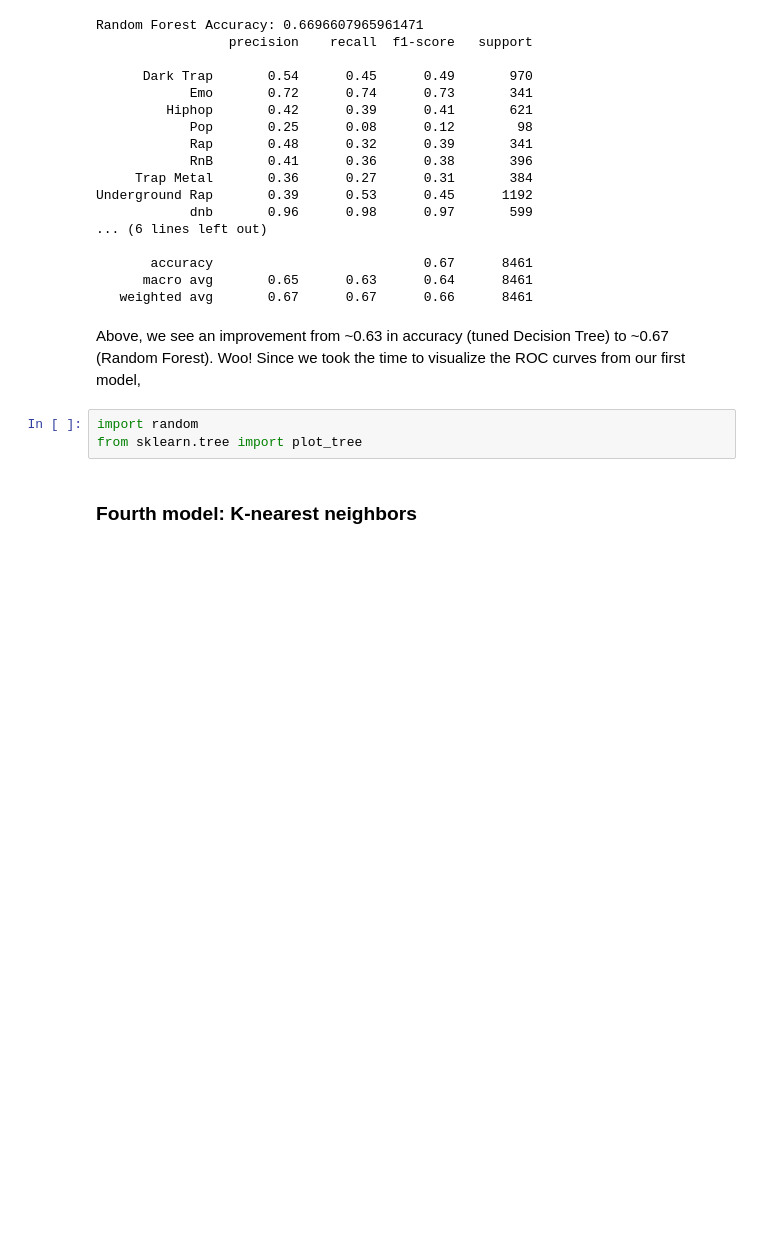
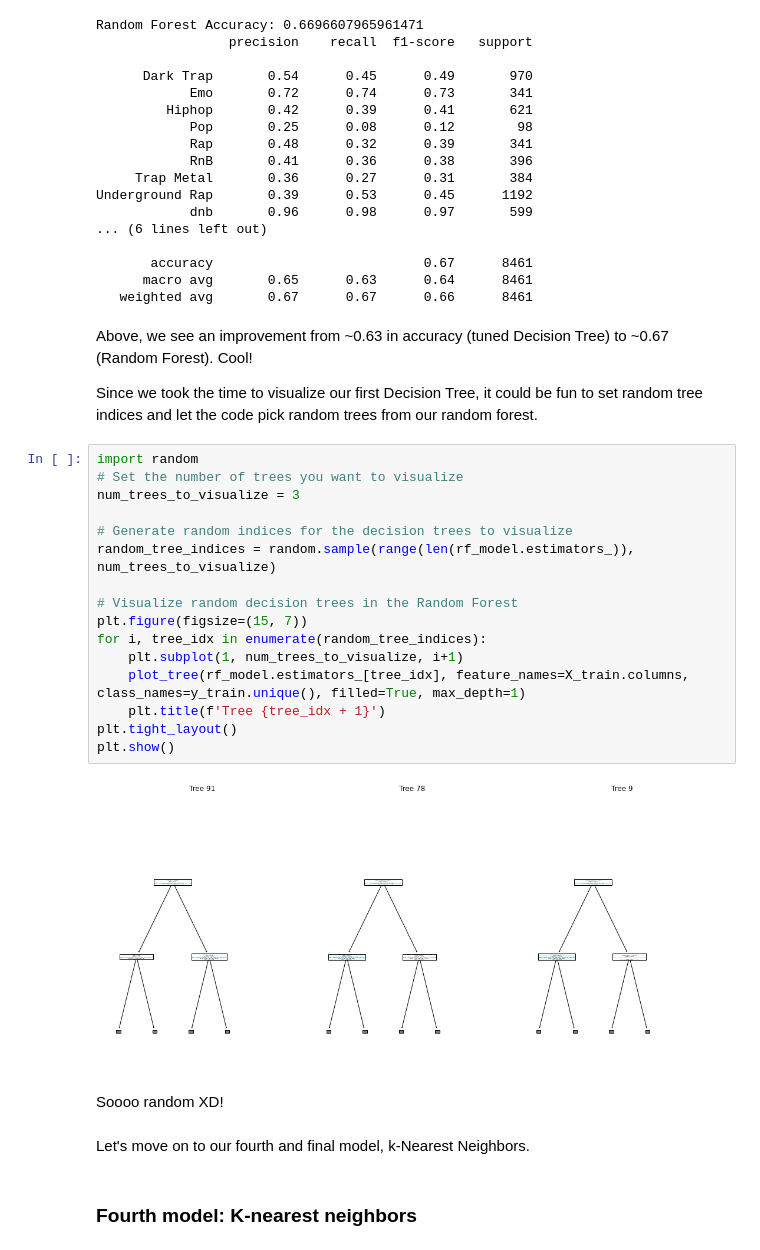
Before and after one commit to madelinebirch/PROJECT_BeatWave_Data_Classification, a Jupyter notebook: Current.ipynb, the cells around one changed output. Cells and saved outputs as stored; diff of their text form; blank space fills up the shorter version.

```diff
--- a/Current.ipynb
+++ b/Current.ipynb
@@ -682,10 +686,31 @@ Underground Rap       0.39      0.53      0.45      1192
       macro avg       0.65      0.63      0.64      8461
    weighted avg       0.67      0.67      0.66      8461
 # %% [markdown]
-Above, we see an improvement from ~0.63 in accuracy (tuned Decision Tree) to ~0.67 (Random Forest). Woo! Since we took the time to visualize the ROC curves from our first model,
+Above, we see an improvement from ~0.63 in accuracy (tuned Decision Tree) to ~0.67 (Random Forest). Cool!
+
+Since we took the time to visualize our first Decision Tree, it could be fun to set random tree indices and let the code pick random trees from our random forest.
-# %%
-import random
-from sklearn.tree import plot_tree
+# %%
+import random
+# Set the number of trees you want to visualize
+num_trees_to_visualize = 3
+
+# Generate random indices for the decision trees to visualize
+random_tree_indices = random.sample(range(len(rf_model.estimators_)), num_trees_to_visualize)
+
+# Visualize random decision trees in the Random Forest
+plt.figure(figsize=(15, 7))
+for i, tree_idx in enumerate(random_tree_indices):
+    plt.subplot(1, num_trees_to_visualize, i+1)
+    plot_tree(rf_model.estimators_[tree_idx], feature_names=X_train.columns, class_names=y_train.unique(), filled=True, max_depth=1)
+    plt.title(f'Tree {tree_idx + 1}')
+plt.tight_layout()
+plt.show()
+# %% [output]
+[figure, added]
+# %% [markdown]
+Soooo random XD!
+# %% [markdown]
+Let's move on to our fourth and final model, k-Nearest Neighbors.
 # %% [markdown]
 ### Fourth model: K-nearest neighbors
 # %% [markdown]
```
Also changed, not shown: parts of 22 cells of this notebook, 1 other file.
